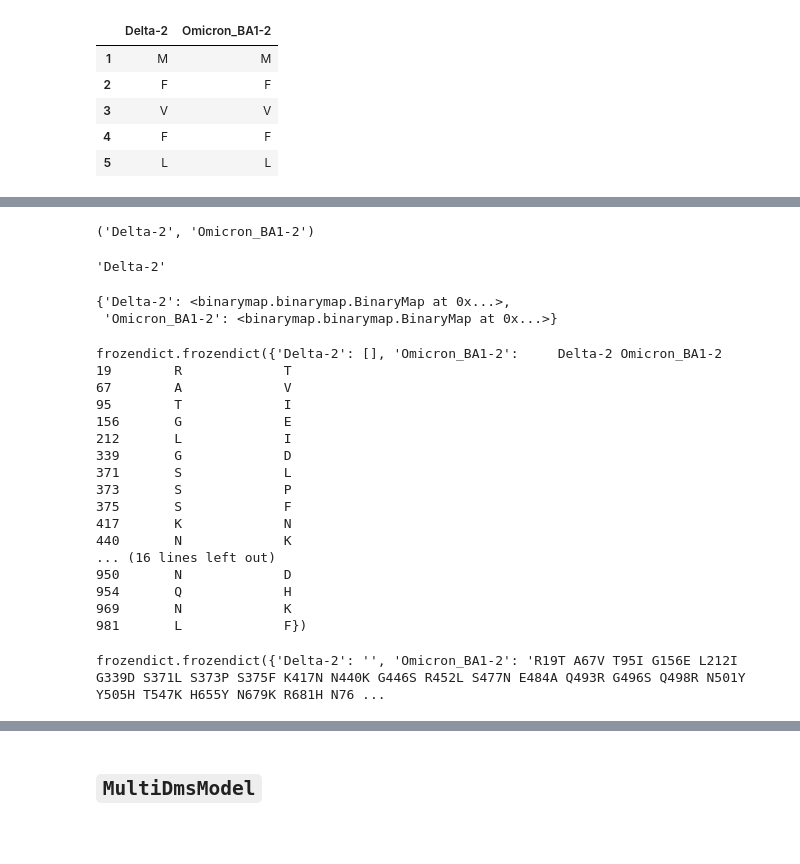
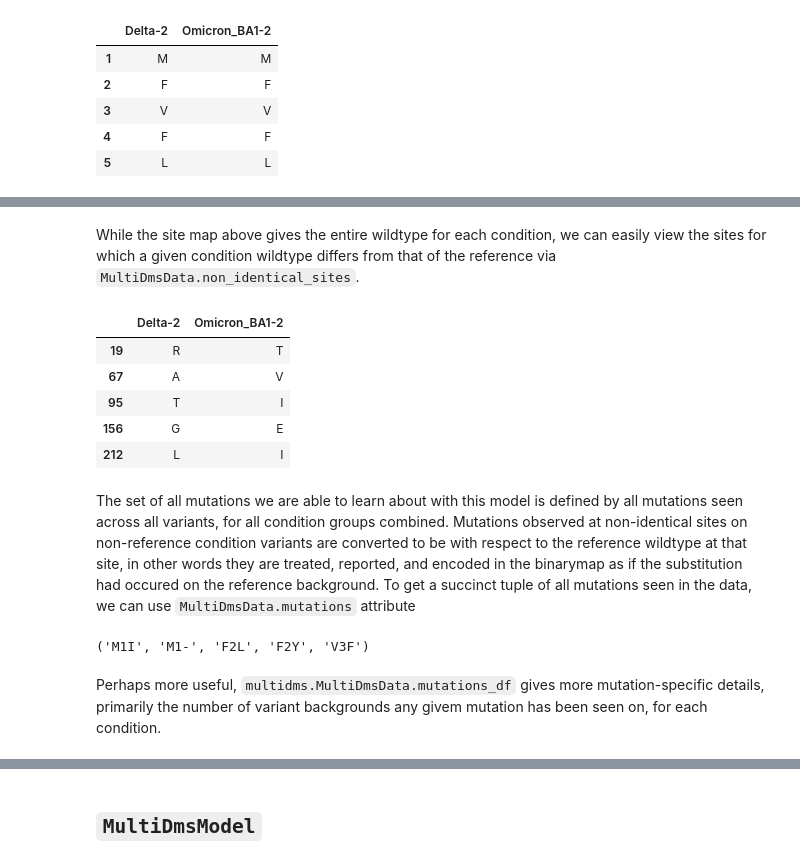
Before and after one commit to matsengrp/multidms, a Jupyter notebook: notebooks/fit_delta_BA1_example.ipynb, the cells around one changed output, grey strips where cells are left out. Cells and saved outputs as stored; diff of their text form; code cells hidden in the pictures; blank space fills up the shorter version.

```diff
--- a/notebooks/fit_delta_BA1_example.ipynb
+++ b/notebooks/fit_delta_BA1_example.ipynb
@@ -106,37 +100,19 @@ data.mutations_df.head()
-# %%
-data.conditions
-# %% [output]
-('Delta-2', 'Omicron_BA1-2')
-# %%
-data.reference
-# %% [output]
-'Delta-2'
-# %%
-data.binarymaps
-# %% [output]
-{'Delta-2': <binarymap.binarymap.BinaryMap at 0x...>,
- 'Omicron_BA1-2': <binarymap.binarymap.BinaryMap at 0x...>}
+# %% [markdown]
+While the site map above gives the entire wildtype for each condition, we can easily view the sites for which a given condition wildtype differs from that of the reference via `MultiDmsData.non_identical_sites`.
 # %%
-data.non_identical_sites
+data.non_identical_sites['Omicron_BA1-2'].head()
 # %% [output]
-frozendict.frozendict({'Delta-2': [], 'Omicron_BA1-2':     Delta-2 Omicron_BA1-2
-19        R             T
-67        A             V
-95        T             I
-156       G             E
-212       L             I
-339       G             D
-371       S             L
-373       S             P
-375       S             F
-417       K             N
-440       N             K
-... (16 lines left out)
-950       N             D
-954       Q             H
-969       N             K
-981       L             F})
+|  | Delta-2 | Omicron_BA1-2 |
+| 19 | R | T |
+| 67 | A | V |
+| 95 | T | I |
+| 156 | G | E |
+| 212 | L | I |
-# %%
-data.non_identical_mutations
-# %% [output]
-frozendict.frozendict({'Delta-2': '', 'Omicron_BA1-2': 'R19T A67V T95I G156E L212I G339D S371L S373P S375F K417N N440K G446S R452L S477N E484A Q493R G496S Q498R N501Y Y505H T547K H655Y N679K R681H N76 ...
+# %% [markdown]
+The set of all mutations we are able to learn about with this model is defined by all mutations seen across all variants, for all condition groups combined. Mutations observed at non-identical sites on non-reference condition variants are converted to be with respect to the reference wildtype at that site, in other words they are treated, reported, and encoded in the binarymap as if the substitution had occured on the reference background. To get a succinct tuple of all mutations seen in the data, we can use `MultiDmsData.mutations` attribute
+# %%
+data.mutations[:5]
+# %% [output]
+('M1I', 'M1-', 'F2L', 'F2Y', 'V3F')
+# %% [markdown]
+Perhaps more useful, `multidms.MultiDmsData.mutations_df` gives more mutation-specific details, primarily the number of variant backgrounds any givem mutation has been seen on, for each condition.
```
Also changed, not shown: parts of 18 cells of this notebook, 49 other files.
